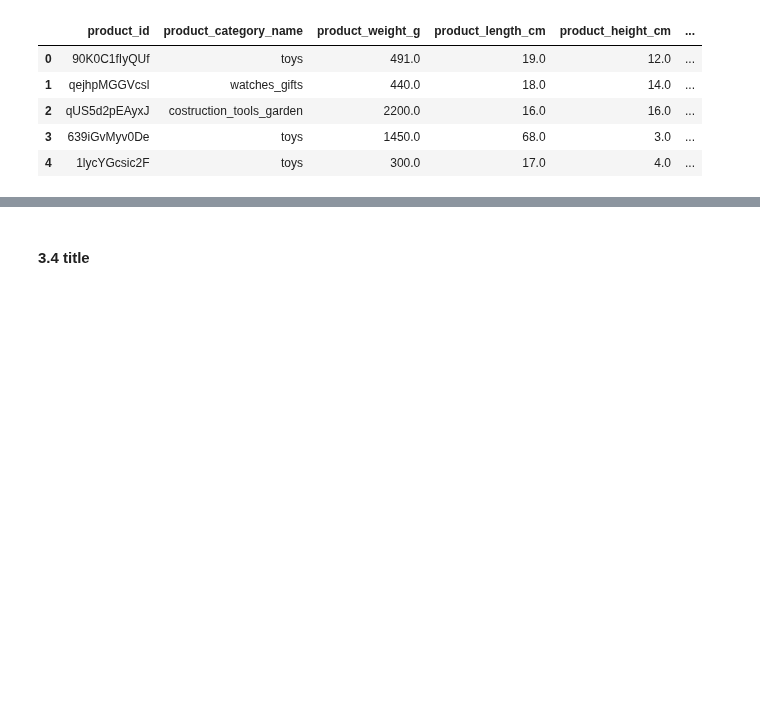
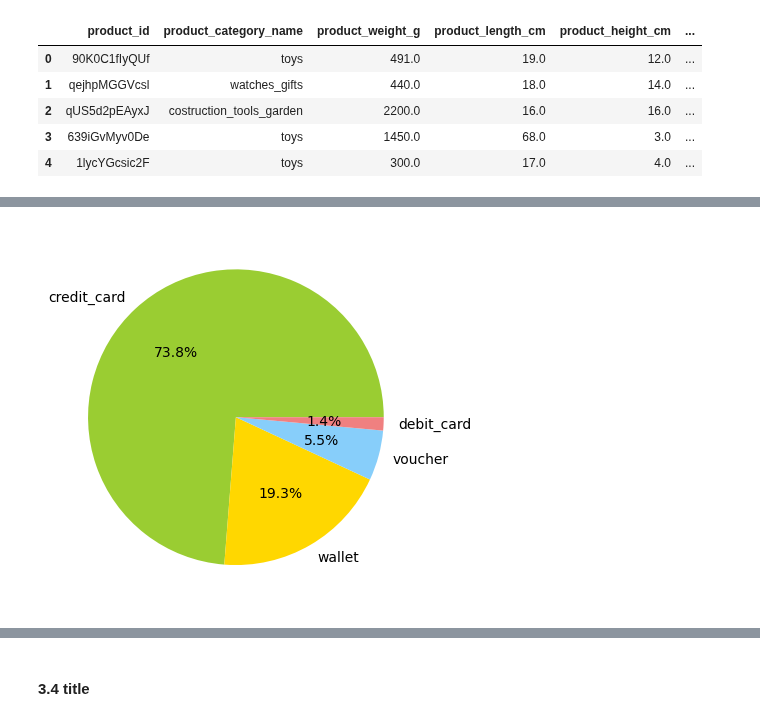
Before and after one commit to JatinY459/ecommerce-data-analysis, a Jupyter notebook: notebooks/05_EDA_payments_shipping.ipynb, the cells around one changed output, grey strips where cells are left out. Cells and saved outputs as stored; diff of their text form; code cells hidden in the pictures; blank space fills up the shorter version.

```diff
--- a/notebooks/05_EDA_payments_shipping.ipynb
+++ b/notebooks/05_EDA_payments_shipping.ipynb
@@ -116,0 +132,5 @@ products.head()
+# %%
+plt.pie(payments['payment_type'].value_counts(), labels=payments['payment_type'].value_counts().index, autopct='%1.1f%%', colors=['yellowgreen', 'gold', 'lightskyblue', 'lightcoral'])
+plt.show()
+# %% [output]
+[figure, added]
```
Also changed, not shown: parts of 13 cells of this notebook.
